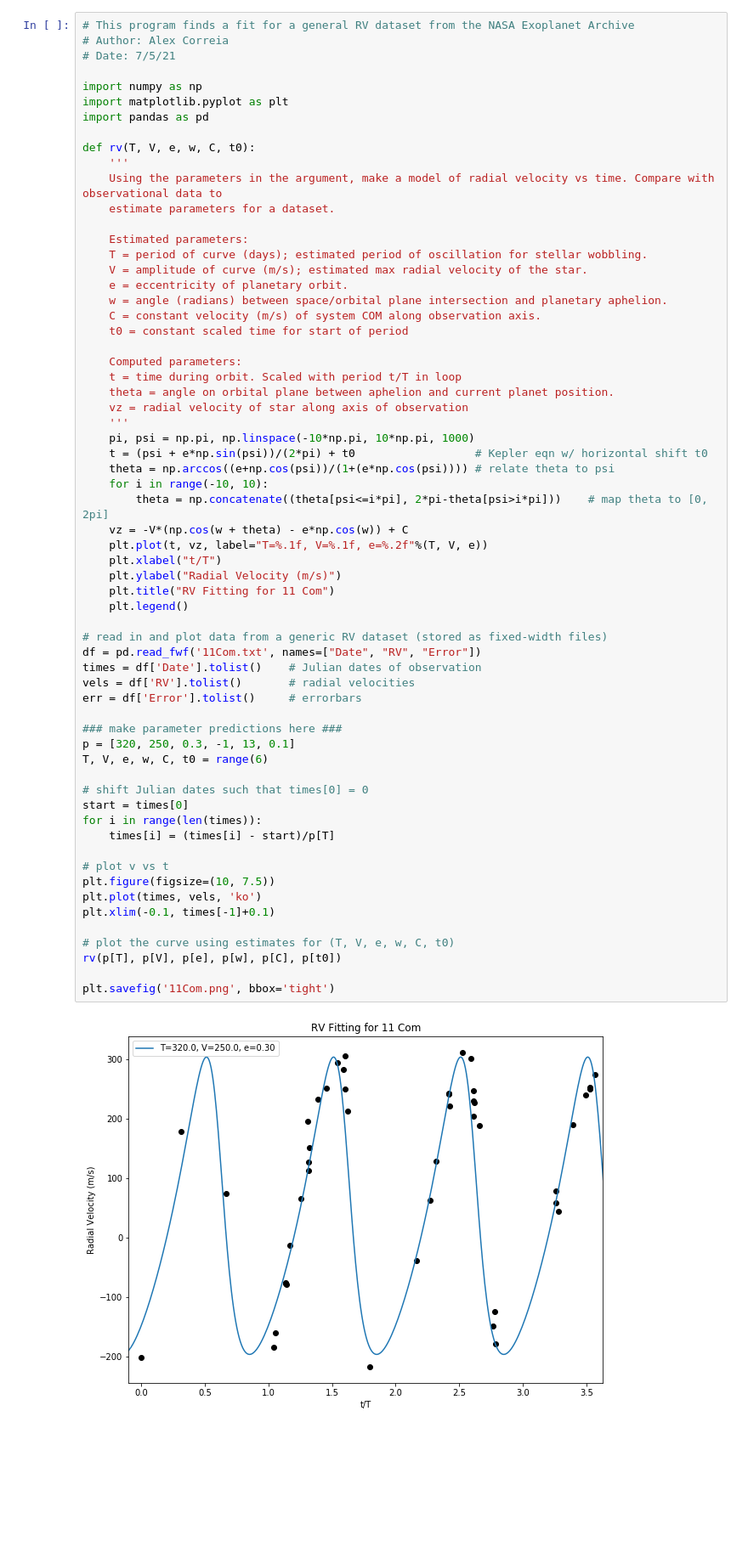
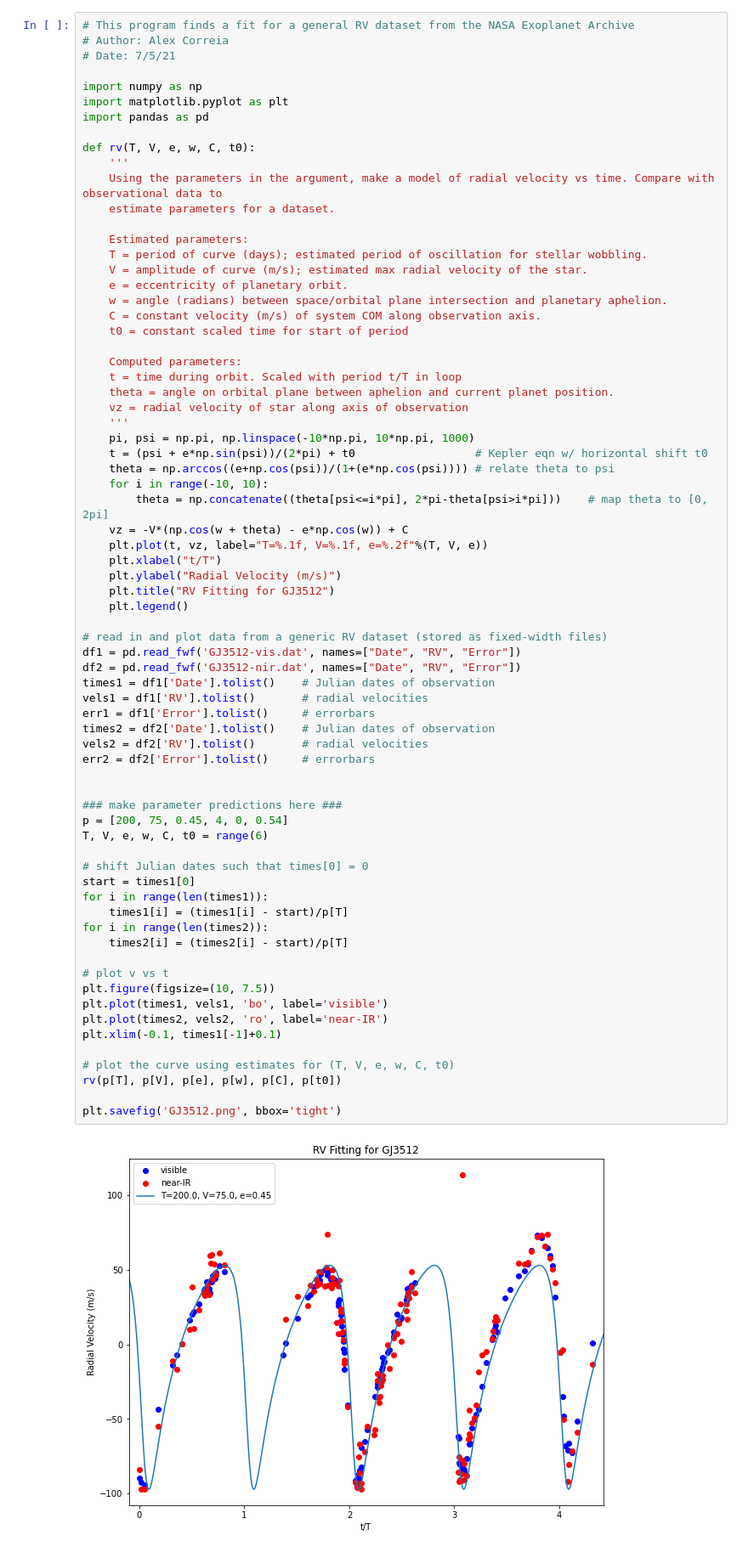
Before and after one commit to acorreia61201/Summer21-RV, a Jupyter notebook: RVFitting/nasa_archive.ipynb, the cells around one changed output. Shown at 85% size. Cells and saved outputs as stored; diff of their text form; blank space fills up the shorter version.

Commit message:
Added data and plot for GJ3512; modified nasa_archive for multiple data files

```diff
--- a/RVFitting/nasa_archive.ipynb
+++ b/RVFitting/nasa_archive.ipynb
@@ -23,46 +23,54 @@ def rv(T, V, e, w, C, t0):
     Computed parameters:
     t = time during orbit. Scaled with period t/T in loop
     theta = angle on orbital plane between aphelion and current planet position.
     vz = radial velocity of star along axis of observation
     '''
     pi, psi = np.pi, np.linspace(-10*np.pi, 10*np.pi, 1000)
     t = (psi + e*np.sin(psi))/(2*pi) + t0                  # Kepler eqn w/ horizontal shift t0
     theta = np.arccos((e+np.cos(psi))/(1+(e*np.cos(psi)))) # relate theta to psi
     for i in range(-10, 10):
         theta = np.concatenate((theta[psi<=i*pi], 2*pi-theta[psi>i*pi]))    # map theta to [0, 2pi]
     vz = -V*(np.cos(w + theta) - e*np.cos(w)) + C
     plt.plot(t, vz, label="T=%.1f, V=%.1f, e=%.2f"%(T, V, e))
     plt.xlabel("t/T")
     plt.ylabel("Radial Velocity (m/s)")
-    plt.title("RV Fitting for 11 Com")
+    plt.title("RV Fitting for GJ3512")
     plt.legend()
 
 # read in and plot data from a generic RV dataset (stored as fixed-width files)
-df = pd.read_fwf('11Com.txt', names=["Date", "RV", "Error"])
-times = df['Date'].tolist()    # Julian dates of observation
-vels = df['RV'].tolist()       # radial velocities
-err = df['Error'].tolist()     # errorbars
+df1 = pd.read_fwf('GJ3512-vis.dat', names=["Date", "RV", "Error"])
+df2 = pd.read_fwf('GJ3512-nir.dat', names=["Date", "RV", "Error"])
+times1 = df1['Date'].tolist()    # Julian dates of observation
+vels1 = df1['RV'].tolist()       # radial velocities
+err1 = df1['Error'].tolist()     # errorbars
+times2 = df2['Date'].tolist()    # Julian dates of observation
+vels2 = df2['RV'].tolist()       # radial velocities
+err2 = df2['Error'].tolist()     # errorbars
+
 
 ### make parameter predictions here ###
-p = [320, 250, 0.3, -1, 13, 0.1]
+p = [200, 75, 0.45, 4, 0, 0.54]
 T, V, e, w, C, t0 = range(6)
 
 # shift Julian dates such that times[0] = 0
-start = times[0]
-for i in range(len(times)):
-    times[i] = (times[i] - start)/p[T]
+start = times1[0]
+for i in range(len(times1)):
+    times1[i] = (times1[i] - start)/p[T]
+for i in range(len(times2)):
+    times2[i] = (times2[i] - start)/p[T]
 
 # plot v vs t
 plt.figure(figsize=(10, 7.5))
-plt.plot(times, vels, 'ko')
-plt.xlim(-0.1, times[-1]+0.1)
+plt.plot(times1, vels1, 'bo', label='visible')
+plt.plot(times2, vels2, 'ro', label='near-IR')
+plt.xlim(-0.1, times1[-1]+0.1)
 
 # plot the curve using estimates for (T, V, e, w, C, t0)
 rv(p[T], p[V], p[e], p[w], p[C], p[t0])
 
-plt.savefig('11Com.png', bbox='tight')
+plt.savefig('GJ3512.png', bbox='tight')
 # %% [output]
-[figure, old version]
+[figure, new version]
 # %%
 def mass_lim(e, T, M, V):                                   #[T] = days, [M] = M_sun, [V] = m/s
     '''
```
Also changed, not shown: parts of 1 cell of this notebook, 3 other files.
